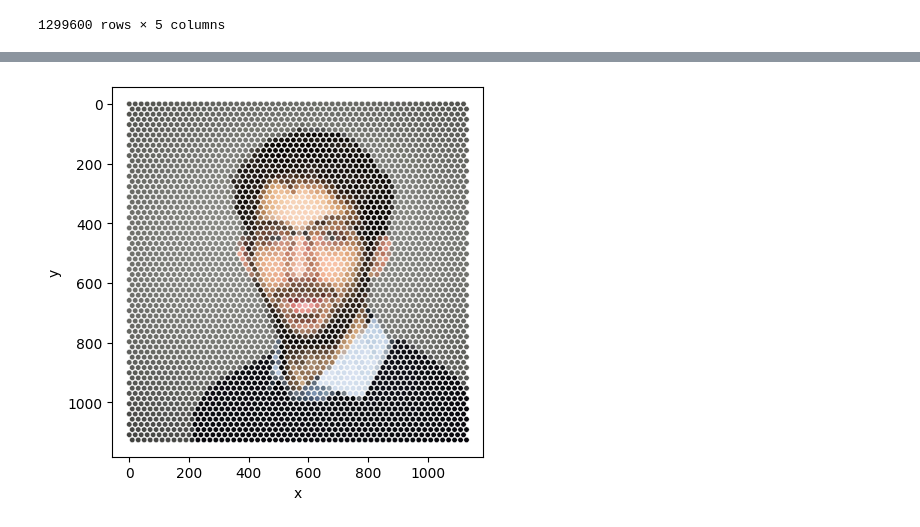
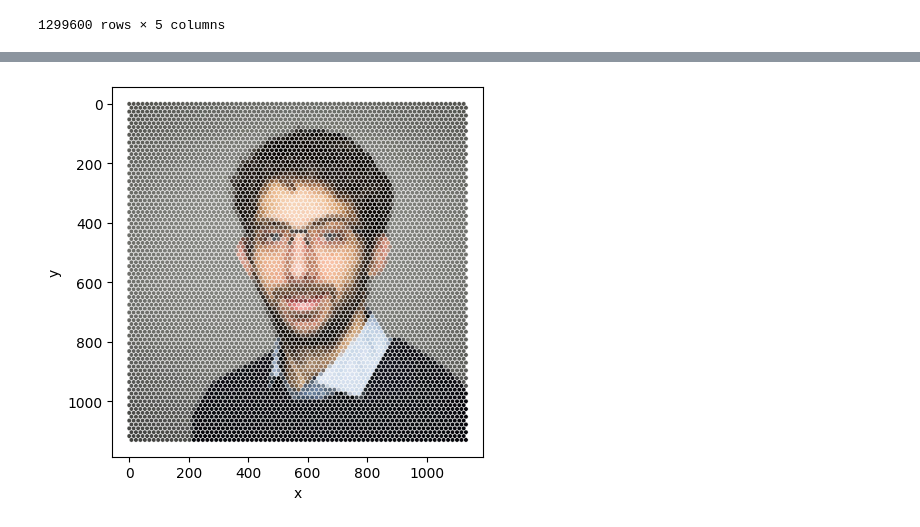
Before and after one commit to kevinrue/spotipy, a Jupyter notebook: notebooks/03-import.ipynb, the cells around one changed output, grey strips where cells are left out. Saved outputs shown, nothing was run; the diff lists cells and outputs as text; code cells hidden in the pictures.

```diff
--- a/notebooks/03-import.ipynb
+++ b/notebooks/03-import.ipynb
@@ -20,7 +29,7 @@ img_df
 # %%
 centroid_df = spotipy.simulate.staggered_grid(
     img_df,
-    spacing=20,
+    spacing=15,
 )
 centroid_df
 # %% [output]
@@ -65,7 +74,7 @@ simulated_data
 # %%
-spotipy.plot.rgb(simulated_data, size=15)
+spotipy.plot.rgb(simulated_data, size=10)
 # %% [output]
-[figure, old version]
+[figure, new version]
 # %%
 results_df = spotipy.cluster.kmeans(simulated_data)
 results_df
```
Also changed, not shown: parts of 8 cells of this notebook, 3 other files.
